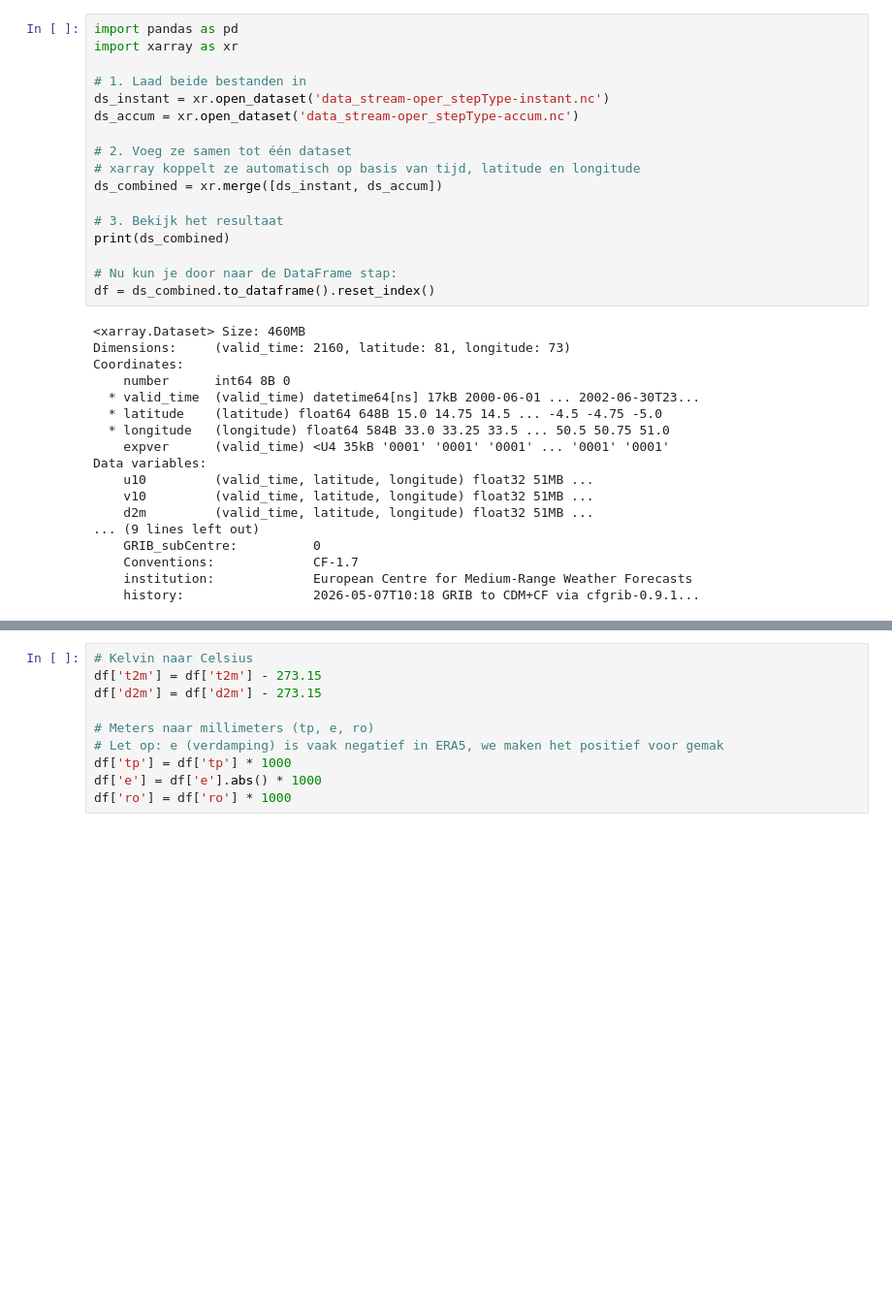
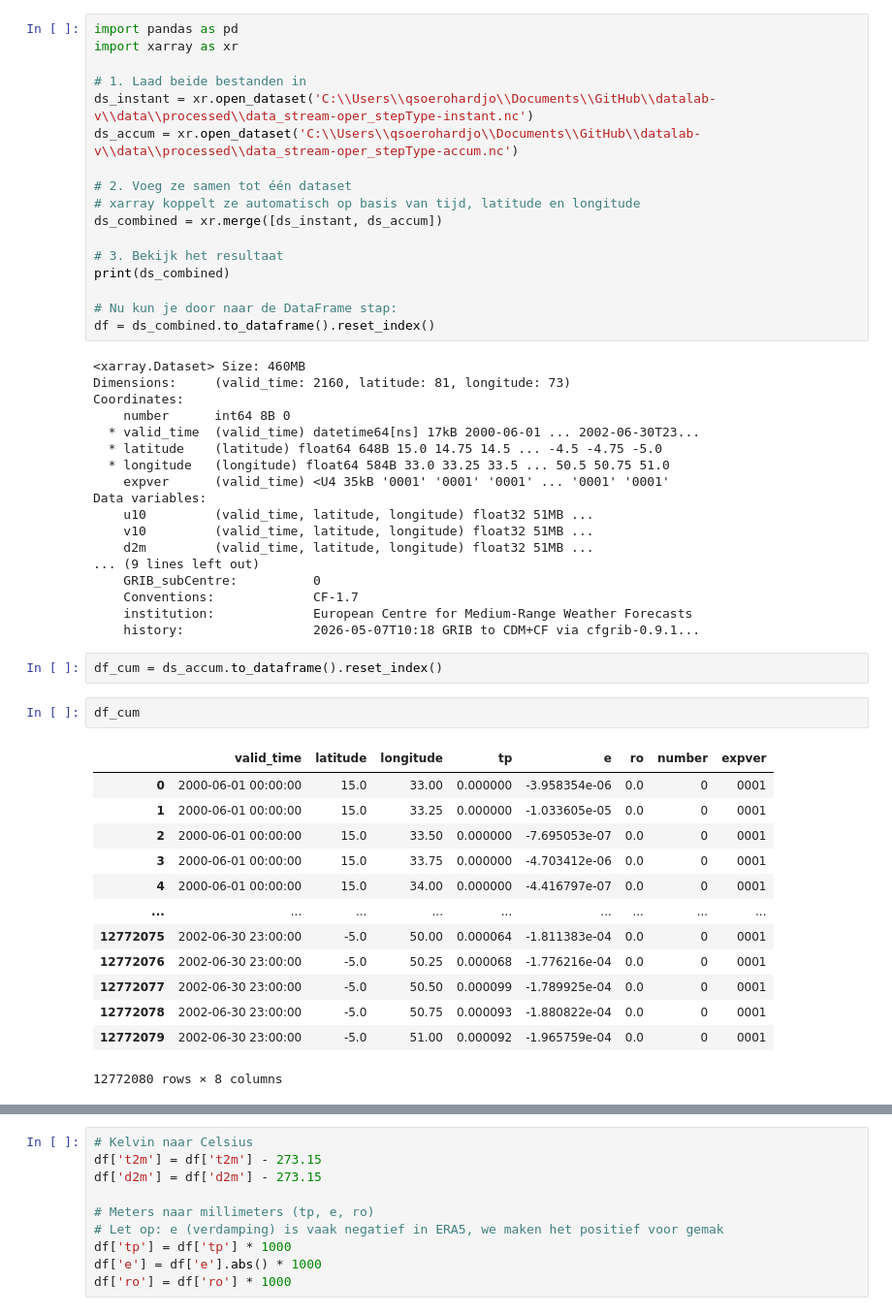
Before and after one commit to lalutir/datalab-v, a Jupyter notebook: notebooks/ethiopie.ipynb, the cells around one changed output, grey strips where cells are left out. Shown at 97% size. Cells and saved outputs as stored; diff of their text form; blank space fills up the shorter version.

```diff
--- a/notebooks/ethiopie.ipynb
+++ b/notebooks/ethiopie.ipynb
@@ -3,8 +3,8 @@ import pandas as pd
 import xarray as xr
 
 # 1. Laad beide bestanden in
-ds_instant = xr.open_dataset('data_stream-oper_stepType-instant.nc')
-ds_accum = xr.open_dataset('data_stream-oper_stepType-accum.nc')
+ds_instant = xr.open_dataset('C:\\Users\\qsoerohardjo\\Documents\\GitHub\\datalab-v\\data\\processed\\data_stream-oper_stepType-instant.nc')
+ds_accum = xr.open_dataset('C:\\Users\\qsoerohardjo\\Documents\\GitHub\\datalab-v\\data\\processed\\data_stream-oper_stepType-accum.nc')
 
 # 2. Voeg ze samen tot één dataset
 # xarray koppelt ze automatisch op basis van tijd, latitude en longitude
@@ -33,3 +33,21 @@ Data variables:
     Conventions:             CF-1.7
     institution:             European Centre for Medium-Range Weather Forecasts
     history:                 2026-05-07T10:18 GRIB to CDM+CF via cfgrib-0.9.1...
+# %%
+df_cum = ds_accum.to_dataframe().reset_index()
+# %%
+df_cum
+# %% [output]
+|  | valid_time | latitude | longitude | tp | e | ro | number | expver |
+| 0 | 2000-06-01 00:00:00 | 15.0 | 33.00 | 0.000000 | -3.958354e-06 | 0.0 | 0 | 0001 |
+| 1 | 2000-06-01 00:00:00 | 15.0 | 33.25 | 0.000000 | -1.033605e-05 | 0.0 | 0 | 0001 |
+| 2 | 2000-06-01 00:00:00 | 15.0 | 33.50 | 0.000000 | -7.695053e-07 | 0.0 | 0 | 0001 |
+| 3 | 2000-06-01 00:00:00 | 15.0 | 33.75 | 0.000000 | -4.703412e-06 | 0.0 | 0 | 0001 |
+| 4 | 2000-06-01 00:00:00 | 15.0 | 34.00 | 0.000000 | -4.416797e-07 | 0.0 | 0 | 0001 |
+| ... | ... | ... | ... | ... | ... | ... | ... | ... |
+| 12772075 | 2002-06-30 23:00:00 | -5.0 | 50.00 | 0.000064 | -1.811383e-04 | 0.0 | 0 | 0001 |
+| 12772076 | 2002-06-30 23:00:00 | -5.0 | 50.25 | 0.000068 | -1.776216e-04 | 0.0 | 0 | 0001 |
+| 12772077 | 2002-06-30 23:00:00 | -5.0 | 50.50 | 0.000099 | -1.789925e-04 | 0.0 | 0 | 0001 |
+| 12772078 | 2002-06-30 23:00:00 | -5.0 | 50.75 | 0.000093 | -1.880822e-04 | 0.0 | 0 | 0001 |
+| 12772079 | 2002-06-30 23:00:00 | -5.0 | 51.00 | 0.000092 | -1.965759e-04 | 0.0 | 0 | 0001 |
+12772080 rows × 8 columns
```
Also changed, not shown: parts of 1 cell of this notebook, 10 other files.
